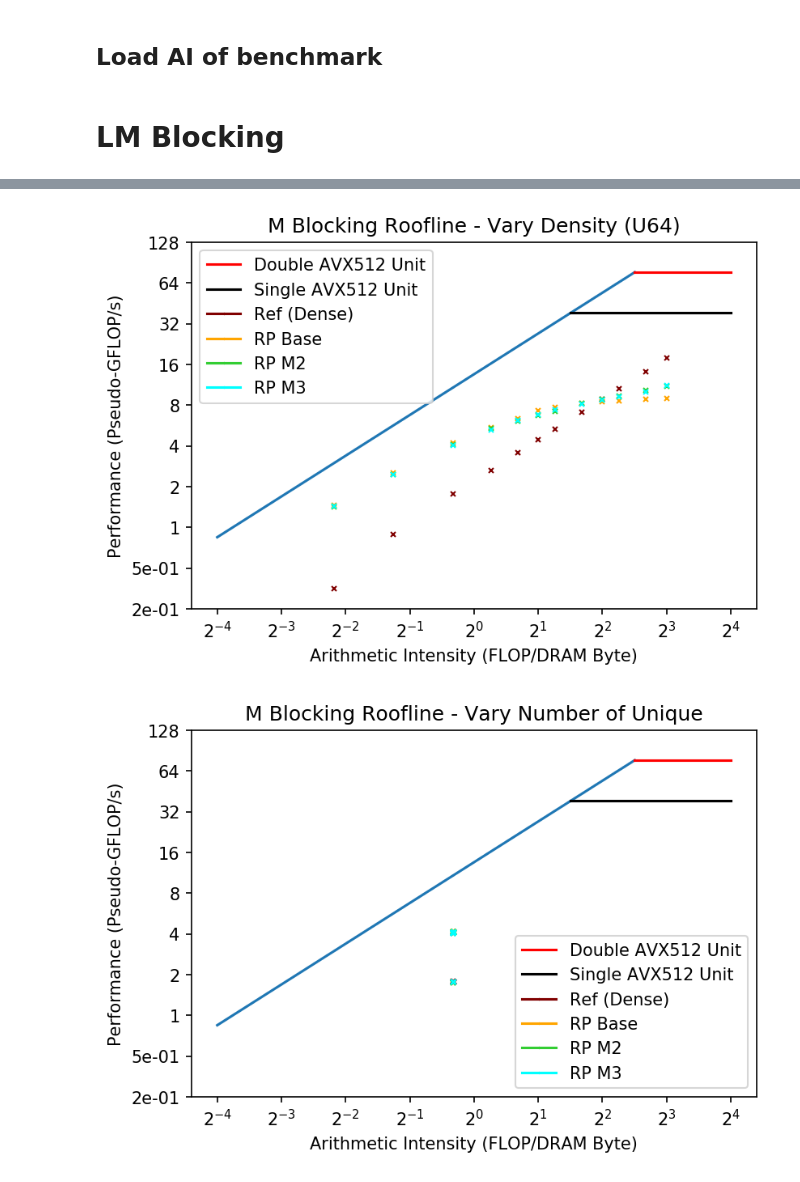
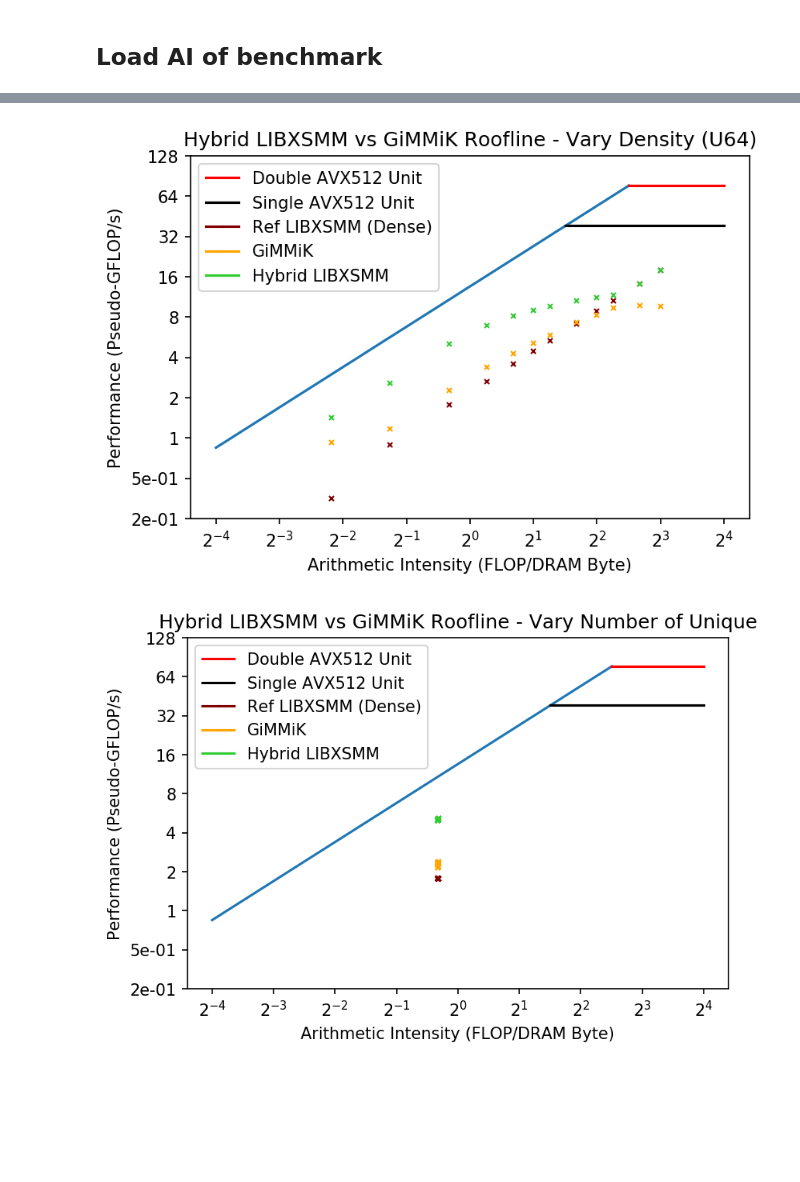
Before and after one commit to mahudu97/fyp-scratch, a Jupyter notebook: src/plot/libxsmm_vs_gimmik/roofline_synth_bench.ipynb, the cells around one changed output, grey strips where cells are left out. Cells and saved outputs as stored; diff of their text form; code cells hidden in the pictures; blank space fills up the shorter version.

Commit message:
hybrid vs gimmik plots

```diff
--- a/src/plot/libxsmm_vs_gimmik/roofline_synth_bench.ipynb
+++ b/src/plot/libxsmm_vs_gimmik/roofline_synth_bench.ipynb
@@ -90,6 +82,26 @@ def calc_GFLOPs(mat_FLOPS, runs, t='best'):
         ref_FLOPs.append(ref_avg / 1e9)
 
     return mat_names, ref_FLOPs, local_FLOPs
+
+def calc_gimmik_GFLOPs(mat_FLOPS, runs, t='best'):
+    NUM_PANELS = 192000 / 48
+
+    mat_names = runs[0]['mat_file']
+    FLOPs = []
+
+    for i, mat_name in enumerate(mat_names):
+        FLOPS_PER_PANEL = mat_FLOPS[mat_name]
+        best = []
+        for r, run in enumerate(runs):
+            time_per_panel = (run['gimmik_'+t][i]*1e-3)/NUM_PANELS
+
+            best.append(FLOPS_PER_PANEL / time_per_panel)
+
+        avg = sum(best) / len(best)
+
+        FLOPs.append(avg / 1e9)
+
+    return mat_names, FLOPs
 # %% [markdown]
 ## Load AI of benchmark
 # %%
@@ -208,15 +220,16 @@ term_files = ["vary_row_u16", "vary_row_u64",
 	          "vary_col_u16", "vary_col_u64",
               "vary_density_u16", "vary_density_u64",
               "vary_unique"]
-# %% [markdown]
-# LM Blocking
 # %%
 for i_title, term in enumerate(terms):
-    mat_names, _, lm2_FLOPs = calc_GFLOPs(mat_FLOPS, [lm2_runs[0][term], lm2_runs[1][term], lm2_runs[2][term]])
-    _, _, lm3_FLOPs         = calc_GFLOPs(mat_FLOPS, [lm3_runs[0][term], lm3_runs[1][term], lm3_runs[2][term]])
-    _, ref_FLOPs, rp_FLOPs          = calc_GFLOPs(mat_FLOPS, [rp_runs[0][term], rp_runs[1][term], rp_runs[2][term]])
+    mat_names, _, hybrid_FLOPs = calc_GFLOPs(mat_FLOPS, [hybrid_runs[0][term], hybrid_runs[1][term], hybrid_runs[2][term]])
+    _, gimmik_FLOPs            = calc_gimmik_GFLOPs(mat_FLOPS, [gimmik_runs[0][term], gimmik_runs[1][term], gimmik_runs[2][term]])
+
     if term == "vary_unique":
         _, dense_FLOPs, _       = calc_GFLOPs(mat_FLOPS, [dense_runs[0][term], dense_runs[1][term], dense_runs[2][term]])
+    else:
+        _, ref_FLOPs, _       = calc_GFLOPs(mat_FLOPS, [rp_runs[0][term], rp_runs[1][term], rp_runs[2][term]])
+
 
     ref_AIs, local_AIs = get_AI(mat_AI_ref, mat_AI_local, mat_names)
 
@@ -233,31 +246,28 @@ for i_title, term in enumerate(terms):
     ax.plot(x, y, color='black', label="Single AVX512 Unit")
 
     if term == "vary_unique":
-        ax.plot(ref_AIs[0], dense_FLOPs[0], marker='x', color='maroon', ms=1, label="Ref (Dense)")
+        ax.plot(ref_AIs[0], dense_FLOPs[0], marker='x', color='maroon', ms=1, label="Ref LIBXSMM (Dense)")
         for i, mat_name in enumerate(mat_names):
             ax.plot(ref_AIs[i], dense_FLOPs[i], marker='x', color='maroon', ms=3)
     else:
         if "16" in term:
             use_AIs = local_AIs
-            ref_title = "Ref (Reg)"
+            ref_title = "Ref LIBXSMM (Reg)"
         else:
             use_AIs = ref_AIs
-            ref_title = "Ref (Dense)"
+            ref_title = "Ref LIBXSMM (Dense)"
         ax.plot(use_AIs[0], ref_FLOPs[0], marker='x', color='maroon', ms=1, label=ref_title)
         for i, mat_name in enumerate(mat_names):
             ax.plot(use_AIs[i], ref_FLOPs[i], marker='x', color='maroon', ms=3)
 
-    ax.plot(local_AIs[0], rp_FLOPs[0], marker='x', color='orange', ms=1, label="RP Base")
+    ax.plot(local_AIs[0], gimmik_FLOPs[0], marker='x', color='orange', ms=1, label="GiMMiK")
     for i, mat_name in enumerate(mat_names):
-        ax.plot(local_AIs[i], rp_FLOPs[i], marker='x', color='orange', ms=3)
+        ax.plot(local_AIs[i], gimmik_FLOPs[i], marker='x', color='orange', ms=3)
 
 
-    ax.plot(local_AIs[0], lm2_FLOPs[0], marker='x', color='limegreen', ms=1, label="RP M2")
+    ax.plot(local_AIs[0], hybrid_FLOPs[0], marker='x', color='limegreen', ms=1, label="Hybrid LIBXSMM")
     for i, mat_name in enumerate(mat_names):
-        ax.plot(local_AIs[i], lm2_FLOPs[i], marker='x', color='limegreen', ms=3)
-    ax.plot(local_AIs[0], lm3_FLOPs[0], marker='x', color='cyan', ms=1, label="RP M3")
-    for i, mat_name in enumerate(mat_names):
-        ax.plot(local_AIs[i], lm3_FLOPs[i], marker='x', color='cyan', ms=3)
+        ax.plot(local_AIs[i], hybrid_FLOPs[i], marker='x', color='limegreen', ms=3)
 
     ax.set_xscale('log', basex=2)
     ax.set_yscale('log', basey=2)
@@ -267,8 +277,8 @@ for i_title, term in enumerate(terms):
     ax.yaxis.set_major_formatter(LogFormatter(base=2))
     ax.set_xlabel('Arithmetic Intensity (FLOP/DRAM Byte)')
     ax.set_ylabel('Performance (Pseudo-GFLOP/s)')
-    ax.set_title('M Blocking Roofline - '+term_titles[i_title])
+    ax.set_title('Hybrid LIBXSMM vs GiMMiK Roofline - '+term_titles[i_title])
     plt.legend()
-    plt.savefig("./../../../plots/regpack_macc/regpack_lm/synth/roofline/{}.pdf".format(term_files[i_title]))
+    plt.savefig("./../../../plots/libxsmm_vs_gimmik/synth/roofline/{}.pdf".format(term_files[i_title]))
     plt.show()
 # %% [output]
@@ -280,2 +290,2 @@ for i_title, term in enumerate(terms):
-[figure, old version]
+[figure, new version]
-[figure, old version]
+[figure, new version]
```
Also changed, not shown: parts of 7 cells of this notebook, 47 other files.
